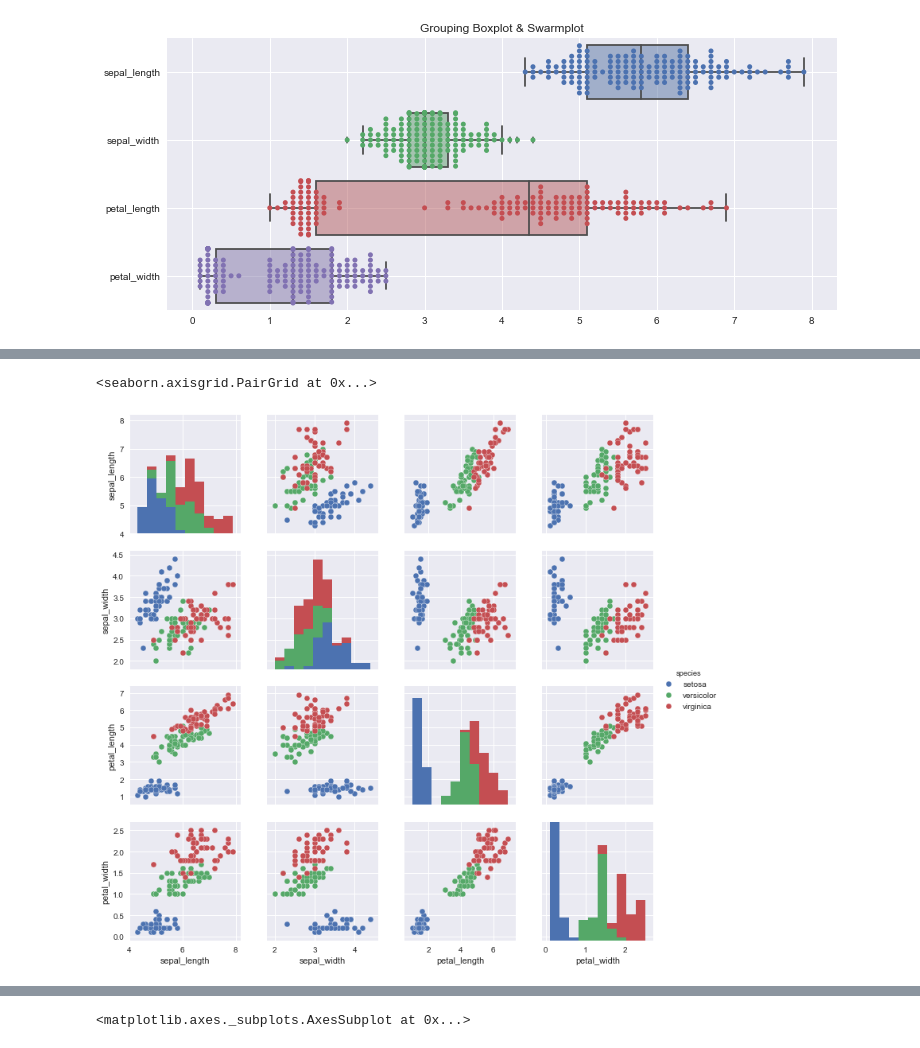
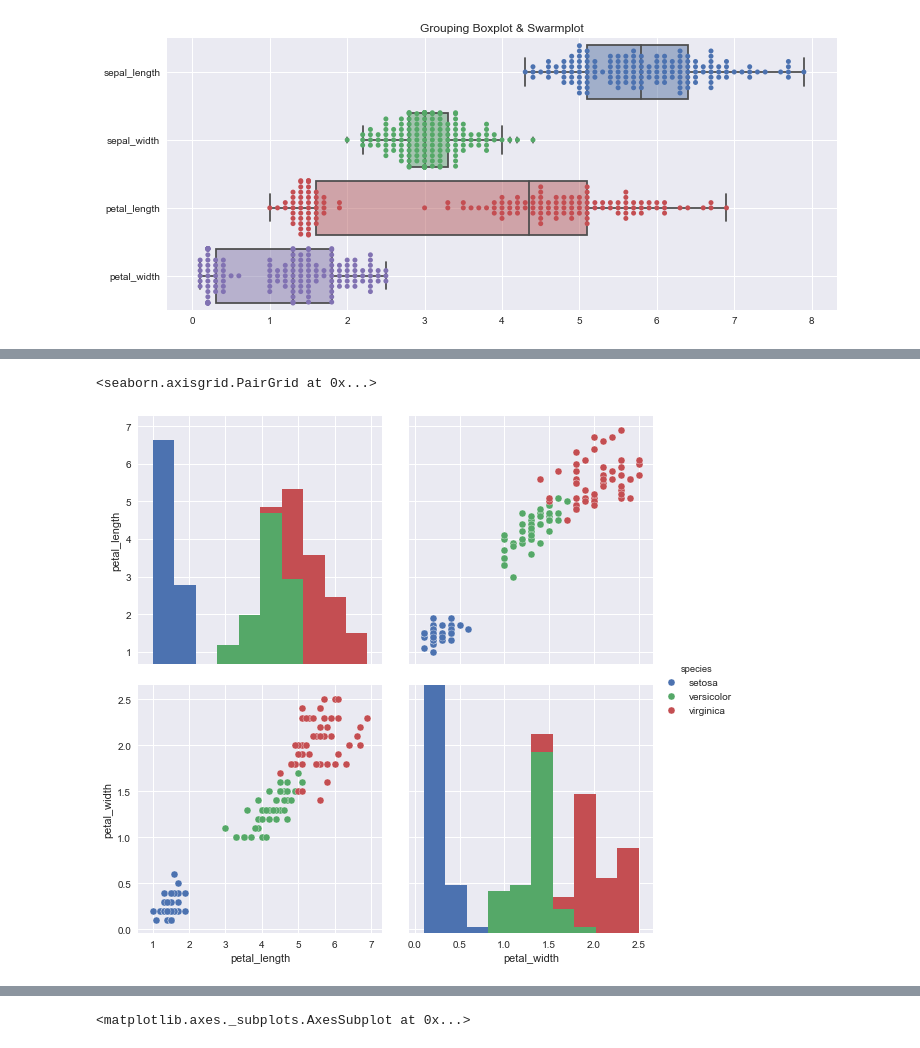
Before and after one commit to eamonnofarrell/Boxplot, a Jupyter notebook: BoxPlot_Project.ipynb, the cells around one changed output, grey strips where cells are left out. Drawn from its saved outputs; the diff is of its cells as text; code cells hidden in the pictures.

```diff
--- a/BoxPlot_Project.ipynb
+++ b/BoxPlot_Project.ipynb
@@ -219,5 +230,5 @@ plt.grid(True)
 # %%
-sns.pairplot(df, hue='species')
+sns.pairplot(data=df, hue='species', vars=['petal_length', 'petal_width'], size = 4)
 # %% [output]
 <seaborn.axisgrid.PairGrid at 0x...>
-[figure, old version]
+[figure, new version]
```
Also changed, not shown: parts of 26 cells of this notebook.
